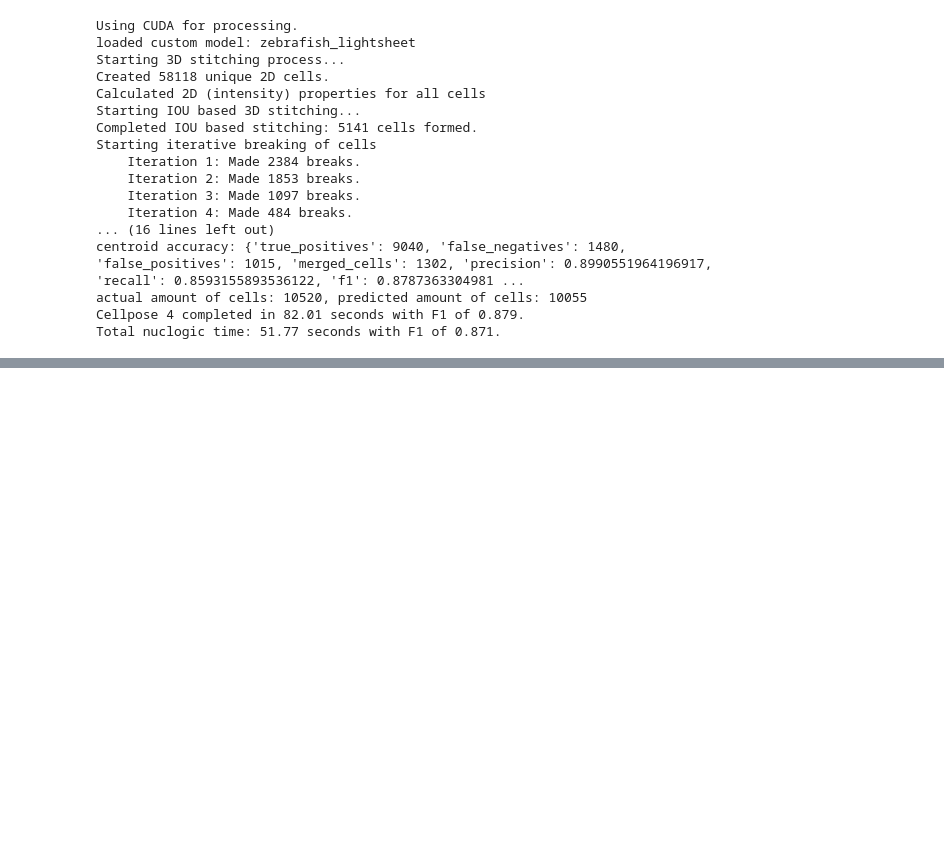
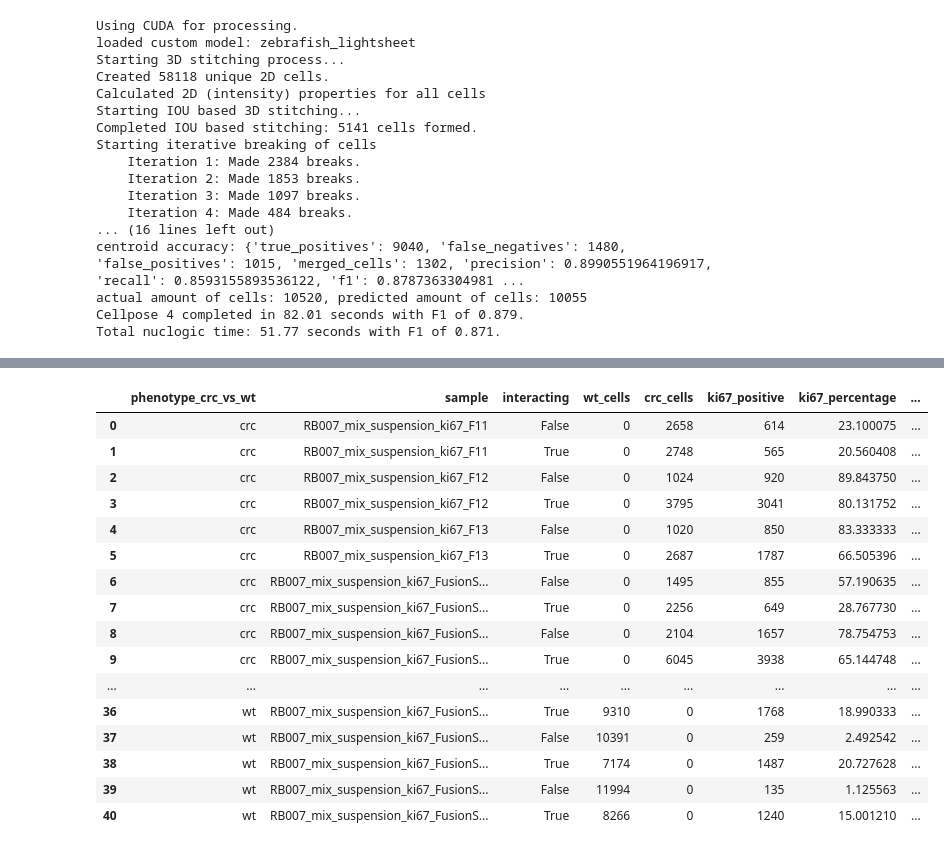
Before and after one commit to SuijkerbuijkLab/NucLogic, a Jupyter notebook: miscellaneous/paper_figures.ipynb, the cells around one changed output, grey strips where cells are left out. Cells and saved outputs as stored; diff of their text form; code cells hidden in the pictures; blank space fills up the shorter version.

```diff
--- a/miscellaneous/paper_figures.ipynb
+++ b/miscellaneous/paper_figures.ipynb
@@ -2135,43 +2128,0 @@ plt.show()
-# %%
-import matplotlib.pyplot as plt
-import seaborn as sns
-import pandas as pd
-from matplotlib.ticker import MaxNLocator
-import os
-import numpy as np
-from scipy.stats import ttest_ind
-
-input_directory = r"C:\Users\6331823\OneDrive - Universiteit Utrecht\PhD\Suijkerbuijk, S.J.E. (Saskia)'s files - Sebastian van Dijk\Manuscript van Dijk NucLogic\Data"
-results = pd.read_csv(os.path.join(input_directory, "zebrafish_results_trained.tsv"), sep="\t")
-methods = ["NucLogic", "Cellpose 4"]
-results["method"] = results["method"].replace({"nuclogic": "NucLogic", "cellpose4": "Cellpose 4"})
-sns.set_theme(context="notebook", style="white", rc={
-    "text.color":       "black",   # generic text (annotations, legend)
-    "axes.labelcolor":  "black",   # x/y axis labels
-    "axes.titlecolor":  "black",   # titles
-    "xtick.color":      "black",   # x tick MARKS + numbers
-    "ytick.color":      "black",   # y tick MARKS + numbers
-    "axes.edgecolor":   "black",   # spines (optional, if those look gray too)
-})
-# mean + sd per method (sd needs >1 sample per method; otherwise NaN -> no error bar)
-
-fig, ax = plt.subplots(figsize=(1, 2), dpi=600)
-
-# --- time bar on the RIGHT axis ---
-print(results["total_time"])
-ax.bar(results["method"], results["total_time"], capsize=4, linewidth=1,
-        label="Time", color="white", edgecolor=color) # offset a little bit to the right so it doesn't overlap with the score bars
-ax.set_ylim(0, 2500)
-ax.set_ylabel("Segmentation Time (s)")
-ax.yaxis.set_major_locator(MaxNLocator(nbins=5, integer=True))
-ax.set_xticklabels(methods, rotation=45, ha="right", rotation_mode="anchor")
-ax.spines["top"].set_visible(False)
-ax.spines["right"].set_visible(False)
-ax.set_title("Time", pad=10)
-ax.tick_params(left=True, bottom=False)
-ax.tick_params(axis="x", pad=-2)   # smaller/negative = labels move up
-ax.margins(x=0.1)
-
-figure_folder = os.path.join(r"C:\Users\6331823\OneDrive - Universiteit Utrecht\PhD\Suijkerbuijk, S.J.E. (Saskia)'s files - Sebastian van Dijk\Manuscript van Dijk NucLogic\Figures")
-plt.savefig(os.path.join(figure_folder, "zebrafish_results_total_time.eps"), dpi=600, bbox_inches="tight")
-plt.show()
@@ -2666,0 +4141,20 @@ Cellpose 4 results after removing outside cells: {'true_positives': 6576, 'false
+# %%
+display(summary)
+# %% [output]
+|  | phenotype_crc_vs_wt | sample | interacting | wt_cells | crc_cells | ki67_positive | ki67_percentage | ... |
+| 0 | crc | RB007_mix_suspension_ki67_F11 | False | 0 | 2658 | 614 | 23.100075 | ... |
+| 1 | crc | RB007_mix_suspension_ki67_F11 | True | 0 | 2748 | 565 | 20.560408 | ... |
+| 2 | crc | RB007_mix_suspension_ki67_F12 | False | 0 | 1024 | 920 | 89.843750 | ... |
+| 3 | crc | RB007_mix_suspension_ki67_F12 | True | 0 | 3795 | 3041 | 80.131752 | ... |
+| 4 | crc | RB007_mix_suspension_ki67_F13 | False | 0 | 1020 | 850 | 83.333333 | ... |
+| 5 | crc | RB007_mix_suspension_ki67_F13 | True | 0 | 2687 | 1787 | 66.505396 | ... |
+| 6 | crc | RB007_mix_suspension_ki67_FusionS... | False | 0 | 1495 | 855 | 57.190635 | ... |
+| 7 | crc | RB007_mix_suspension_ki67_FusionS... | True | 0 | 2256 | 649 | 28.767730 | ... |
+| 8 | crc | RB007_mix_suspension_ki67_FusionS... | False | 0 | 2104 | 1657 | 78.754753 | ... |
+| 9 | crc | RB007_mix_suspension_ki67_FusionS... | True | 0 | 6045 | 3938 | 65.144748 | ... |
+| ... | ... | ... | ... | ... | ... | ... | ... | ... |
+| 36 | wt | RB007_mix_suspension_ki67_FusionS... | True | 9310 | 0 | 1768 | 18.990333 | ... |
+| 37 | wt | RB007_mix_suspension_ki67_FusionS... | False | 10391 | 0 | 259 | 2.492542 | ... |
+| 38 | wt | RB007_mix_suspension_ki67_FusionS... | True | 7174 | 0 | 1487 | 20.727628 | ... |
+| 39 | wt | RB007_mix_suspension_ki67_FusionS... | False | 11994 | 0 | 135 | 1.125563 | ... |
+| 40 | wt | RB007_mix_suspension_ki67_FusionS... | True | 8266 | 0 | 1240 | 15.001210 | ... |
```
Also changed, not shown: parts of 26 cells of this notebook, 5 other files.
